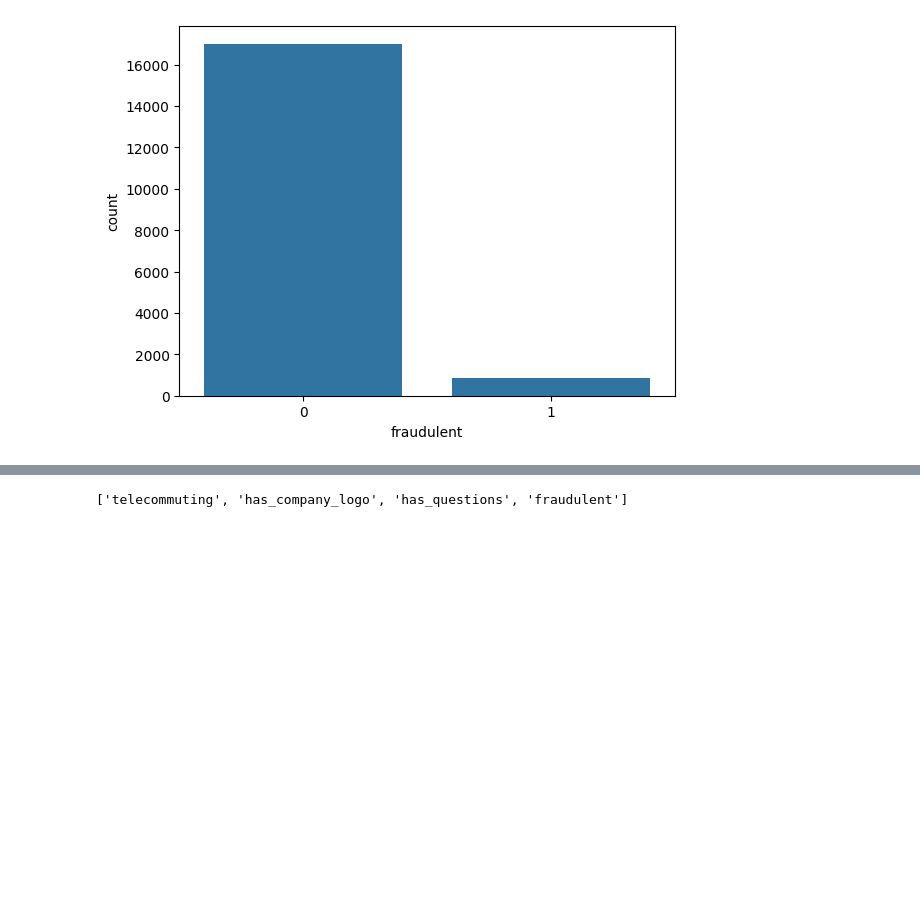
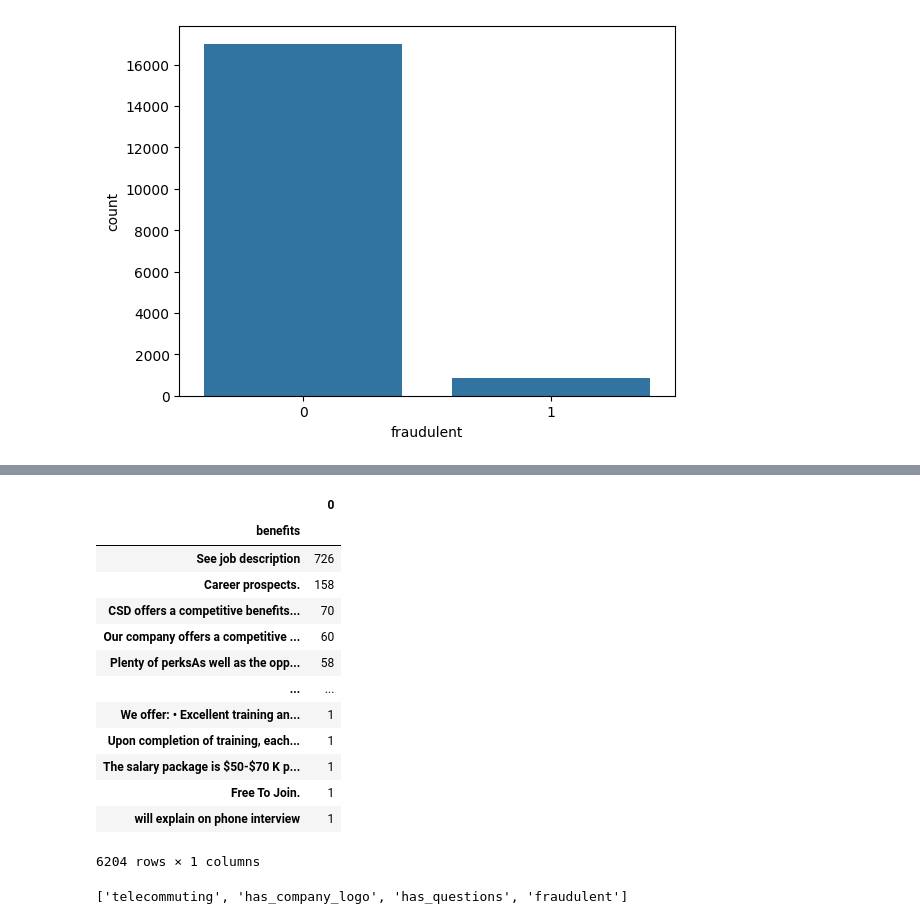
Before and after one commit to geekcourses/RealFakeJobPostingPrediction_Mitko, a Jupyter notebook: src/data_preprocessing.ipynb, the cells around one changed output, grey strips where cells are left out. Drawn from its saved outputs; the diff is of its cells as text; code cells hidden in the pictures; blank space fills up the shorter version.

```diff
--- a/src/data_preprocessing.ipynb
+++ b/src/data_preprocessing.ipynb
@@ -96,0 +141,5 @@ sns.countplot(x = "fraudulent" , data = df)
+# %%
+
+#Drop the columns salary_range and department
+df = df.drop(['salary_range','department'], axis=1)
+df.info()
@@ -96,0 +164,3 @@ sns.countplot(x = "fraudulent" , data = df)
+# %%
+# drop rows with missing 'description'
+df.dropna(subset=['description'], inplace=True)
@@ -96,0 +188,23 @@ sns.countplot(x = "fraudulent" , data = df)
+# %%
+data = df['benefits'].value_counts()
+
+
+# Display Series with index stripped to 80 characters
+padded_index = data.index.to_series().str.slice(0,80)
+display_df = pd.DataFrame(data.values, index=padded_index)
+display_df
+# %% [output]
+|  | 0 |
+| benefits |  |
+| See job description | 726 |
+| Career prospects. | 158 |
+| CSD offers a competitive benefits... | 70 |
+| Our company offers a competitive ... | 60 |
+| Plenty of perksAs well as the opp... | 58 |
+| ... | ... |
+| We offer: • Excellent training an... | 1 |
+| Upon completion of training, each... | 1 |
+| The salary package is $50-$70 K p... | 1 |
+| Free To Join. | 1 |
+| will explain on phone interview | 1 |
+6204 rows × 1 columns
```
Also changed, not shown: parts of 54 cells of this notebook, 23 other files.
